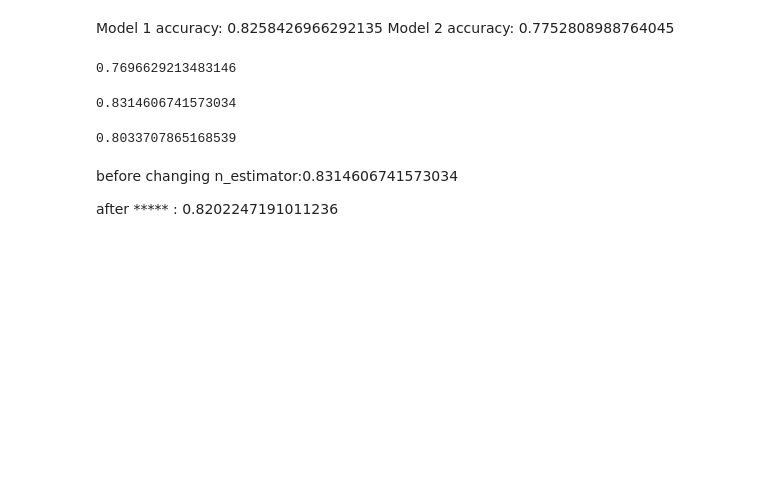
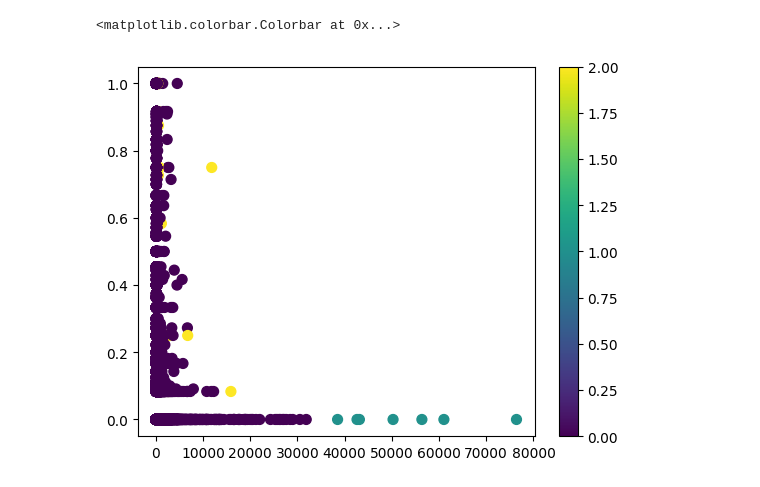
Before and after one commit to sabersouhaimi/jupyter-gomycode-checkpoint, a Jupyter notebook: Untitled.ipynb, the cells around one changed output. Cells and saved outputs as stored; diff of their text form; code cells hidden in the pictures; blank space fills up the shorter version.

```diff
--- a/Untitled.ipynb
+++ b/Untitled.ipynb
@@ -69,5 +40,13 @@ df.Age.fillna(df.Age.mean(),inplace = True)
 # %%
+df.drop("CUST_ID",axis = 1,inplace = True)
 df.dropna(inplace = True)
+# %%
+X = df
+# %%
+from sklearn.cluster import AgglomerativeClustering
+
+model=AgglomerativeClustering(n_clusters=3, affinity='euclidean', linkage='complete')
+clust_labels=model.fit_predict(X)
 # %%
 df.info()
 # %% [output]
@@ -90,6 +69,0 @@ memory usage: 69.5+ KB
-# %%
-from sklearn.preprocessing import LabelEncoder
-lb = LabelEncoder()
-to_label = ["Survived","Sex","Embarked","Status"]
-for label in to_label:
-    df[label] = lb.fit_transform(df[label])
@@ -132,31 +70,12 @@ print(text_representation)
-# %% [markdown]
-Model 1 accuracy:   0.8258426966292135
-Model 2 accuracy:  0.7752808988764045
-# %%
-model2 = DecisionTreeClassifier(splitter = "random",max_features = "sqrt")
-model2.fit(xtrain,ytrain)
-yprediction = model2.predict(xtest)
-print(accuracy_score(ytest,yprediction))
-# %% [output]
-0.7696629213483146
-# %%
-from sklearn.ensemble import RandomForestClassifier
-
-rfc = RandomForestClassifier()
-rfc.fit(xtrain,ytrain)
-y_pred = rfc.predict(xtest)
-print(accuracy_score(ytest,y_pred))
-# %% [output]
-0.8314606741573034
-# %%
-rfc = RandomForestClassifier(n_estimators=5)
-rfc.fit(xtrain,ytrain)
-y_pred = rfc.predict(xtest)
-print(accuracy_score(ytest,y_pred))
-# %% [output]
-0.8033707865168539
-# %% [markdown]
-before changing n_estimator:0.8314606741573034
-
-
-after ***** :    0.8202247191011236
+# %%
+import matplotlib.pyplot as plt
+
+
+fig =plt.figure()
+ax = fig.add_subplot(111)
+scatter = ax.scatter (df ['MINIMUM_PAYMENTS'] , df ["PRC_FULL_PAYMENT"],c= clust_labels  , s=50)
+
+plt.colorbar(scatter)
+# %% [output]
+<matplotlib.colorbar.Colorbar at 0x...>
+[figure, added]
```
Also changed, not shown: parts of 15 cells of this notebook.
